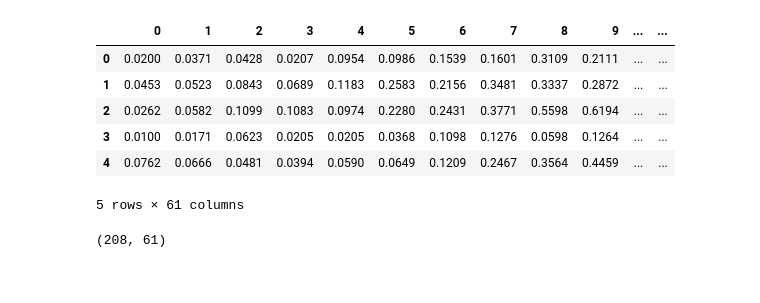
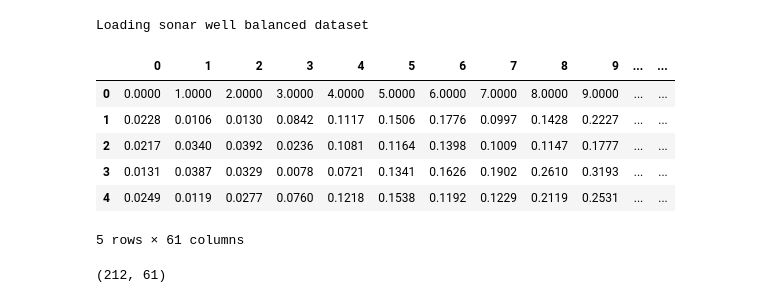
Before and after one commit to DanyelMorales/MinesRocks, a Jupyter notebook: solution.ipynb, the cells around one changed output. Saved outputs shown, nothing was run; the diff lists cells and outputs as text; code cells hidden in the pictures.

```diff
--- a/solution.ipynb
+++ b/solution.ipynb
@@ -39,23 +3,36 @@
-# %%
-import pandas as pd
-import numpy as np
-
-data_df = pd.read_csv("sonar.all-data", header=None)
-data_df.head()
-# %% [output]
-|  | 0 | 1 | 2 | 3 | 4 | 5 | 6 | 7 | 8 | 9 | ... | ... |
-| 0 | 0.0200 | 0.0371 | 0.0428 | 0.0207 | 0.0954 | 0.0986 | 0.1539 | 0.1601 | 0.3109 | 0.2111 | ... | ... |
-| 1 | 0.0453 | 0.0523 | 0.0843 | 0.0689 | 0.1183 | 0.2583 | 0.2156 | 0.3481 | 0.3337 | 0.2872 | ... | ... |
-| 2 | 0.0262 | 0.0582 | 0.1099 | 0.1083 | 0.0974 | 0.2280 | 0.2431 | 0.3771 | 0.5598 | 0.6194 | ... | ... |
-| 3 | 0.0100 | 0.0171 | 0.0623 | 0.0205 | 0.0205 | 0.0368 | 0.1098 | 0.1276 | 0.0598 | 0.1264 | ... | ... |
-| 4 | 0.0762 | 0.0666 | 0.0481 | 0.0394 | 0.0590 | 0.0649 | 0.1209 | 0.2467 | 0.3564 | 0.4459 | ... | ... |
-5 rows × 61 columns
-# %%
-data_np = data_df.to_numpy()
-np.random.shuffle(data_np)
-data_np.shape
-# %% [output]
-(208, 61)
+# %%
+import pandas as pd
+import numpy as np
+from sklearn.utils import shuffle
+import os
+import lib.digit_classifier
+
+sonar_original = "dataset/sonar.all-data"
+sonar_well_balanced = "cache/rocks_mines.csv"
+data_df = None
+if os.path.exists(sonar_well_balanced):
+    print("Loading sonar well balanced dataset")
+    data_df = pd.read_csv(sonar_well_balanced, header=None)
+else:
+    print("Loading sonar original dataset")
+    data_df = pd.read_csv(sonar_original, header=None)
+data_df.head()
+# %% [output]
+Loading sonar well balanced dataset
+|  | 0 | 1 | 2 | 3 | 4 | 5 | 6 | 7 | 8 | 9 | ... | ... |
+| 0 | 0.0000 | 1.0000 | 2.0000 | 3.0000 | 4.0000 | 5.0000 | 6.0000 | 7.0000 | 8.0000 | 9.0000 | ... | ... |
+| 1 | 0.0228 | 0.0106 | 0.0130 | 0.0842 | 0.1117 | 0.1506 | 0.1776 | 0.0997 | 0.1428 | 0.2227 | ... | ... |
+| 2 | 0.0217 | 0.0340 | 0.0392 | 0.0236 | 0.1081 | 0.1164 | 0.1398 | 0.1009 | 0.1147 | 0.1777 | ... | ... |
+| 3 | 0.0131 | 0.0387 | 0.0329 | 0.0078 | 0.0721 | 0.1341 | 0.1626 | 0.1902 | 0.2610 | 0.3193 | ... | ... |
+| 4 | 0.0249 | 0.0119 | 0.0277 | 0.0760 | 0.1218 | 0.1538 | 0.1192 | 0.1229 | 0.2119 | 0.2531 | ... | ... |
+5 rows × 61 columns
+# %%
+if os.path.exists(sonar_well_balanced):
+    data_df = shuffle(data_df)
+data_np = data_df.to_numpy()
+data_np.shape
+# %% [output]
+(212, 61)
 # %%
 data_np
 # %% [output]
```
Also changed, not shown: parts of 23 cells of this notebook, 12 other files.
